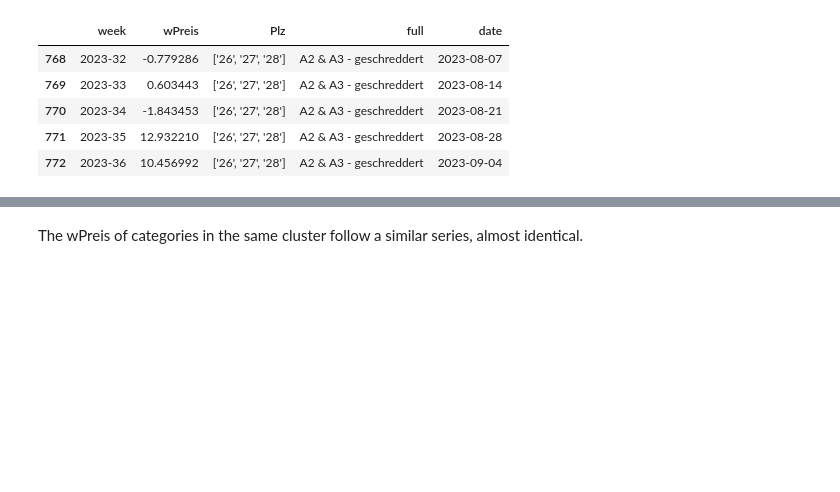
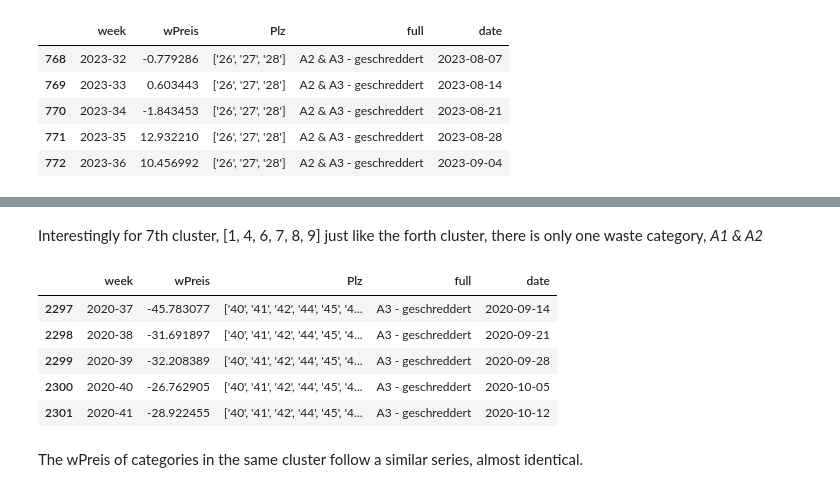
Before and after one commit to surajkarak/KIPA_DigiTrans, a Jupyter notebook: KIPA Project_DigiTrans.ipynb, the cells around one changed output, grey strips where cells are left out. Saved outputs shown, nothing was run; the diff lists cells and outputs as text; code cells hidden in the pictures; blank space fills up the shorter version.

Commit message:
Added 7 & 8th clusters

```diff
--- a/KIPA Project_DigiTrans.ipynb
+++ b/KIPA Project_DigiTrans.ipynb
@@ -118,0 +132,12 @@ fig.show()
+# %% [markdown]
+Interestingly for 7th cluster, [1, 4, 6, 7, 8, 9] just like the forth cluster, there is only one waste category, *A1 & A2*
+# %%
+TS8 = df[(df['Plz'] == "['40', '41', '42', '44', '45', '46', '47']")]
+TS8.head()
+# %% [output]
+|  | week | wPreis | Plz | full | date |
+| 2297 | 2020-37 | -45.783077 | ['40', '41', '42', '44', '45', '4... | A3 - geschreddert | 2020-09-14 |
+| 2298 | 2020-38 | -31.691897 | ['40', '41', '42', '44', '45', '4... | A3 - geschreddert | 2020-09-21 |
+| 2299 | 2020-39 | -32.208389 | ['40', '41', '42', '44', '45', '4... | A3 - geschreddert | 2020-09-28 |
+| 2300 | 2020-40 | -26.762905 | ['40', '41', '42', '44', '45', '4... | A3 - geschreddert | 2020-10-05 |
+| 2301 | 2020-41 | -28.922455 | ['40', '41', '42', '44', '45', '4... | A3 - geschreddert | 2020-10-12 |
```
Also changed, not shown: parts of 3 cells of this notebook, 2 other files.
